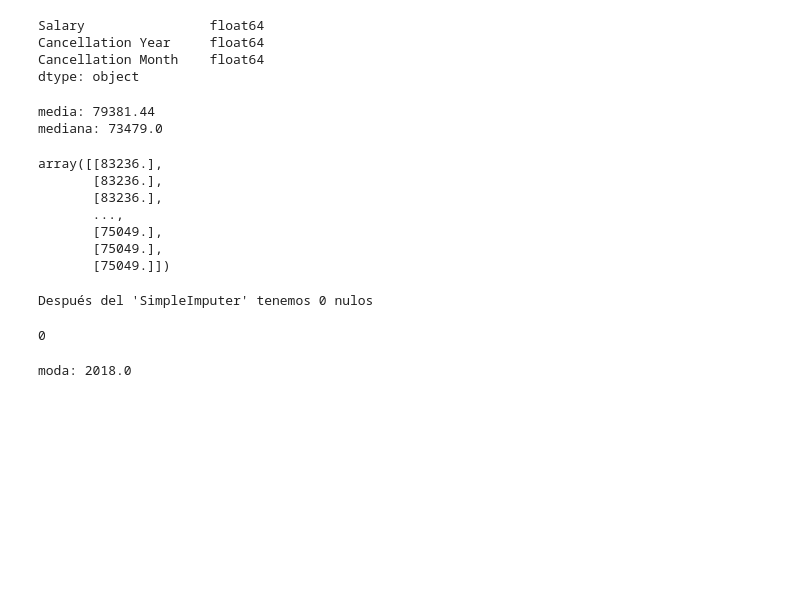
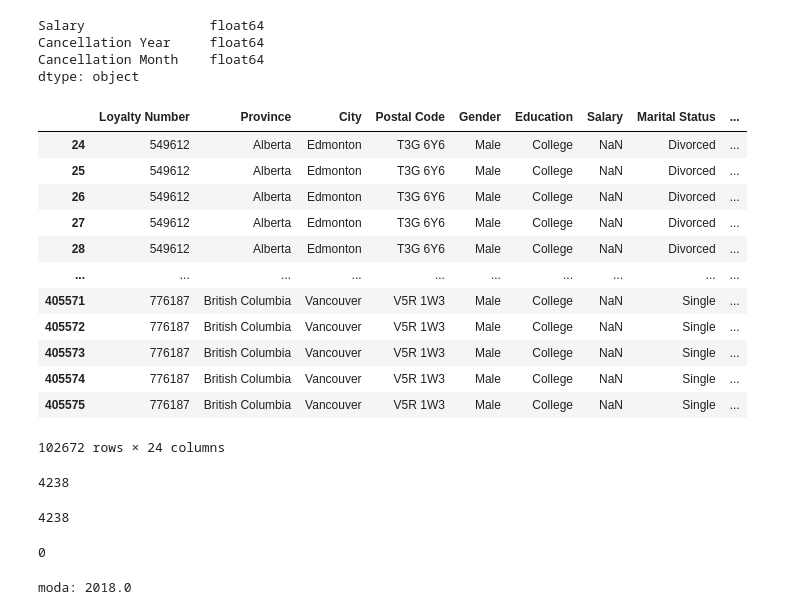
Before and after one commit to Adalab/bda-modulo-3-evaluacion-final-VeroSanchezO, a Jupyter notebook: Fase_1_ExploraciónyLimpieza_VSO.ipynb, the cells around one changed output. Drawn from its saved outputs; the diff is of its cells as text; code cells hidden in the pictures; blank space fills up the shorter version.

```diff
--- a/Fase_1_ExploraciónyLimpieza_VSO.ipynb
+++ b/Fase_1_ExploraciónyLimpieza_VSO.ipynb
@@ -487,13 +530,3 @@ Salary                float64
 Cancellation Year     float64
 Cancellation Month    float64
 dtype: object
-# %%
-# SALARY: Comienzo con los nulos de "Salary". Saco la media y la mediana para analizar estos datos
-
-media_salary = round(df_combinado['Salary'].mean(), 2)
-print("media:", media_salary)
-mediana_salary = df_combinado['Salary'].median()
-print("mediana:", mediana_salary)
-# %% [output]
-media: 79381.44
-mediana: 73479.0
@@ -504,31 +533,27 @@ mediana: 73479.0
-# %%
-# copio el código de la lección "modulo-3-leccion-06-02-imputacion-numericas"
-
-# creamos el objeto de la clase del SimpleImputer
-imputer_salary = SimpleImputer(strategy = "mean")
-
-# ajustamos y transformamos los datos.
-salary_imputado = imputer_salary.fit_transform(df_combinado[["Salary"]])
-
-# comprobamos que es lo que nos devuelve este método. Nos devuelve un array.
-salary_imputado
-# %% [output]
-array([[83236.],
-       [83236.],
-       [83236.],
-       ...,
-       [75049.],
-       [75049.],
-       [75049.]])
-# %%
-# lo siguiente que tenemos que hacer es introducir este array en nuestro DataFrame, en este caso sobreescribiremos la columna original.
-df_combinado["Salary"] = salary_imputado
-
-# por último comprobamos si tenemos nulos.
-print(f"Después del 'SimpleImputer' tenemos {df_combinado["Salary"].isnull().sum()} nulos")
-# %% [output]
-Después del 'SimpleImputer' tenemos 0 nulos
 # %%
-df_combinado["Salary"].isna().sum()
+df_combinado[df_combinado["Salary"].isna()]
 # %% [output]
+|  | Loyalty Number | Province | City | Postal Code | Gender | Education | Salary | Marital Status | ... |
+| 24 | 549612 | Alberta | Edmonton | T3G 6Y6 | Male | College | NaN | Divorced | ... |
+| 25 | 549612 | Alberta | Edmonton | T3G 6Y6 | Male | College | NaN | Divorced | ... |
+| 26 | 549612 | Alberta | Edmonton | T3G 6Y6 | Male | College | NaN | Divorced | ... |
+| 27 | 549612 | Alberta | Edmonton | T3G 6Y6 | Male | College | NaN | Divorced | ... |
+| 28 | 549612 | Alberta | Edmonton | T3G 6Y6 | Male | College | NaN | Divorced | ... |
+| ... | ... | ... | ... | ... | ... | ... | ... | ... | ... |
+| 405571 | 776187 | British Columbia | Vancouver | V5R 1W3 | Male | College | NaN | Single | ... |
+| 405572 | 776187 | British Columbia | Vancouver | V5R 1W3 | Male | College | NaN | Single | ... |
+| 405573 | 776187 | British Columbia | Vancouver | V5R 1W3 | Male | College | NaN | Single | ... |
+| 405574 | 776187 | British Columbia | Vancouver | V5R 1W3 | Male | College | NaN | Single | ... |
+| 405575 | 776187 | British Columbia | Vancouver | V5R 1W3 | Male | College | NaN | Single | ... |
-0
+102672 rows × 24 columns
+# %%
+# Observo que los nulos de "Salary" están relacionados con la variable "Education", ya que todos parecen ser College. Confirmo:
+# Filtro el DataFrame para obtener solo las filas donde 'Education' es 'College'
+df_loyalty[df_loyalty.Education == 'College'].Salary.isnull().sum()
+# %% [output]
+4238
+# %%
+# Calculo la cantidad de valores nulos en 'Salary'
+df_loyalty.Salary.isnull().sum()
+# %% [output]
+4238
@@ -534,0 +565,5 @@ df_combinado["Salary"].isna().sum()
+# %%
+# Compruebo que no haya nulos en "Salary"
+df_combinado.Salary.isnull().sum()
+# %% [output]
+0
```
Also changed, not shown: parts of 16 cells of this notebook, 2 other files.
